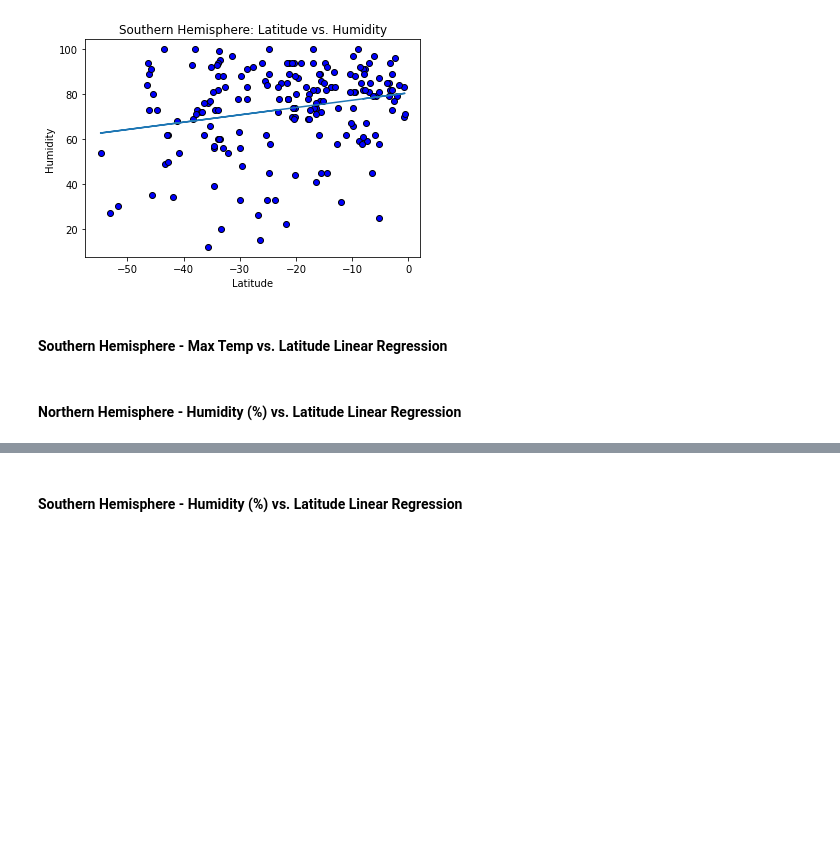
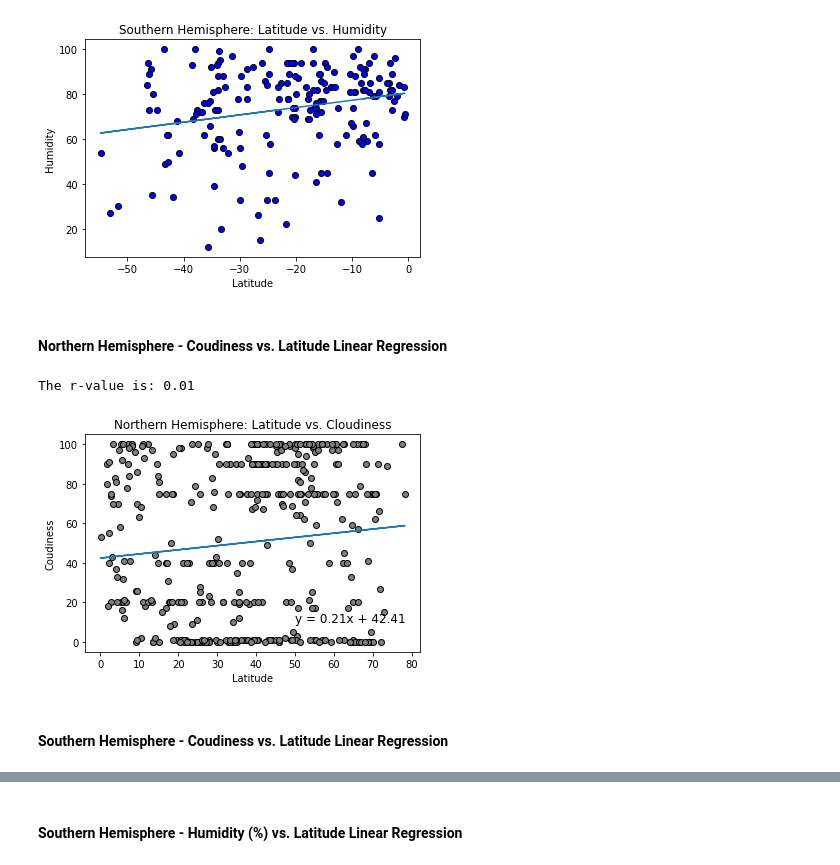
Before and after one commit to JGarvert/python-api-challenge, a Jupyter notebook: WeatherPy/WeatherPy.ipynb, the cells around one changed output, grey strips where cells are left out. Cells and saved outputs as stored; diff of their text form; code cells hidden in the pictures; blank space fills up the shorter version.

Commit message:
more graphs

```diff
--- a/WeatherPy/WeatherPy.ipynb
+++ b/WeatherPy/WeatherPy.ipynb
@@ -405,5 +405,24 @@ print(f"The r-value is: {round(rvalue**2,2)}")
 # %% [output]
 The r-value is: 0.05
 [figure]
+# %% [markdown]
+####  Northern Hemisphere - Coudiness vs. Latitude Linear Regression
+# %%
+north_cloud_df = city_df.loc[city_df['Lat']>=0]
+plt.scatter(north_temp_df['Lat'],north_cloud_df['Cloudiness'], c = 'grey', edgecolor = 'k')
+plt.xlabel('Latitude')
+plt.ylabel('Coudiness')
+plt.title(f'Northern Hemisphere: Latitude vs. Cloudiness')
+
+# Regression Analysis
+(slope, intercept, rvalue, pvalue, stderr) = linregress(north_cloud_df['Lat'],north_cloud_df['Cloudiness'])
+regress_values = north_cloud_df['Lat'] * slope + intercept
+line_eq = "y = " + str(round(slope,2)) + "x + " + str(round(intercept,2))
+plt.plot(north_cloud_df['Lat'],regress_values)
+plt.annotate(line_eq,(50,10),fontsize=12,color="black")
+print(f"The r-value is: {round(rvalue**2,2)}")
+# %% [output]
+The r-value is: 0.01
+[figure, added]
 # %% [markdown]
-####  Southern Hemisphere - Max Temp vs. Latitude Linear Regression
+####  Southern Hemisphere - Coudiness vs. Latitude Linear Regression
@@ -412,2 +428,0 @@ The r-value is: 0.05
-# %% [markdown]
-####  Northern Hemisphere - Humidity (%) vs. Latitude Linear Regression
```
Also changed, not shown: parts of 3 cells of this notebook.
